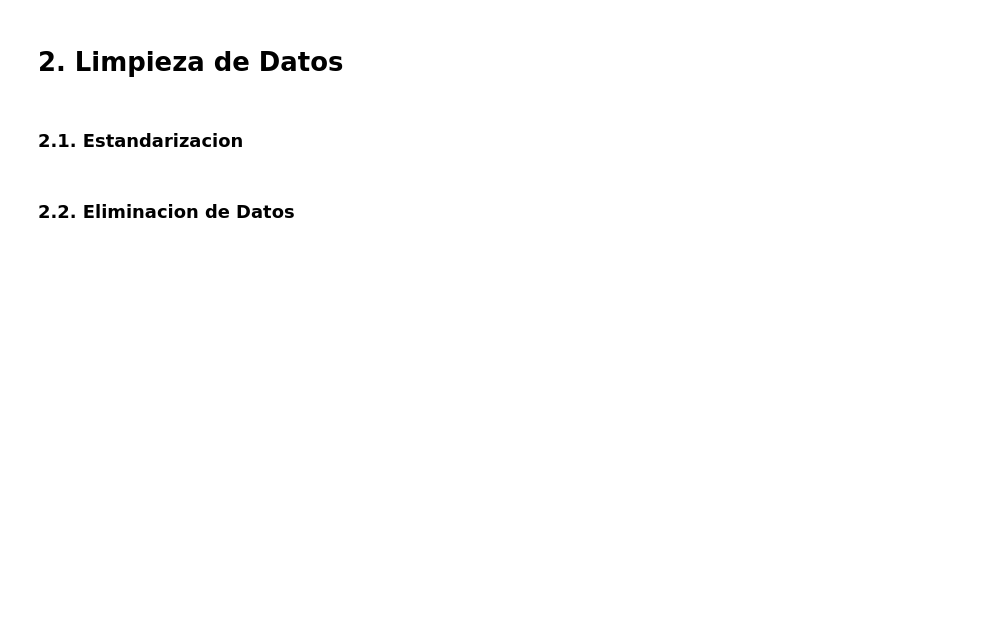
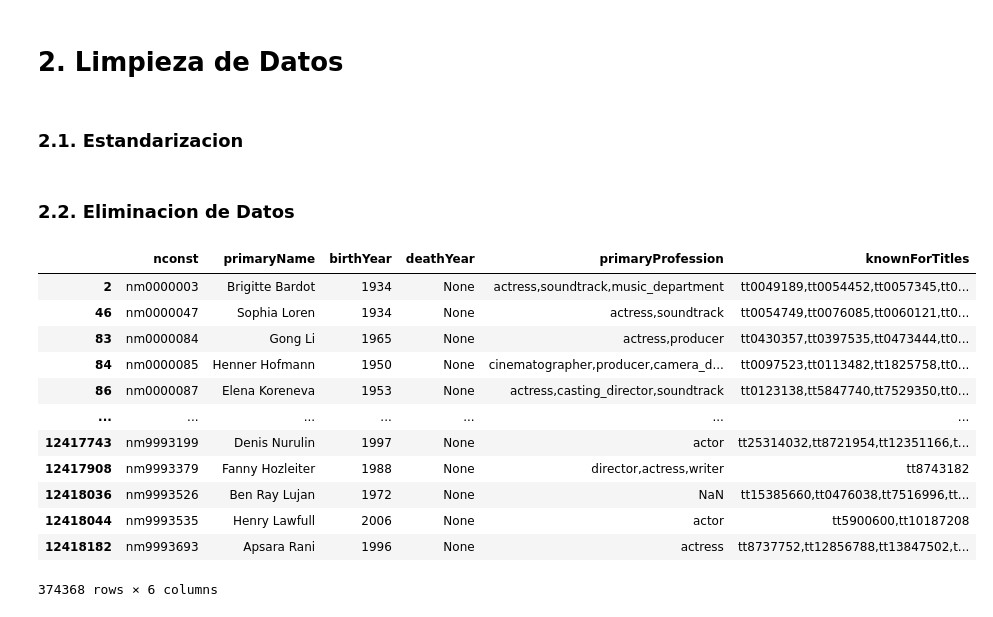
Before and after one commit to Michea1023/Cinema, a Jupyter notebook: ETL.ipynb, the cells around one changed output. Cells and saved outputs as stored; diff of their text form; code cells hidden in the pictures; blank space fills up the shorter version.

```diff
--- a/ETL.ipynb
+++ b/ETL.ipynb
@@ -44,7 +29,22 @@ rev.replace({-1: None}, inplace=True)
 ### 2.2. Eliminacion de Datos
 # %%
 # name titles
-nm = nm[nm["primaryName"].notnull()] # & nm["birthYear"].notnull()
+nm = nm[nm["primaryName"].notnull() & nm["birthYear"].notnull() & nm["deathYear"].isnull()]
+nm
+# %% [output]
+|  | nconst | primaryName | birthYear | deathYear | primaryProfession | knownForTitles |
+| 2 | nm0000003 | Brigitte Bardot | 1934 | None | actress,soundtrack,music_department | tt0049189,tt0054452,tt0057345,tt0... |
+| 46 | nm0000047 | Sophia Loren | 1934 | None | actress,soundtrack | tt0054749,tt0076085,tt0060121,tt0... |
+| 83 | nm0000084 | Gong Li | 1965 | None | actress,producer | tt0430357,tt0397535,tt0473444,tt0... |
+| 84 | nm0000085 | Henner Hofmann | 1950 | None | cinematographer,producer,camera_d... | tt0097523,tt0113482,tt1825758,tt0... |
+| 86 | nm0000087 | Elena Koreneva | 1953 | None | actress,casting_director,soundtrack | tt0123138,tt5847740,tt7529350,tt0... |
+| ... | ... | ... | ... | ... | ... | ... |
+| 12417743 | nm9993199 | Denis Nurulin | 1997 | None | actor | tt25314032,tt8721954,tt12351166,t... |
+| 12417908 | nm9993379 | Fanny Hozleiter | 1988 | None | director,actress,writer | tt8743182 |
+| 12418036 | nm9993526 | Ben Ray Lujan | 1972 | None | NaN | tt15385660,tt0476038,tt7516996,tt... |
+| 12418044 | nm9993535 | Henry Lawfull | 2006 | None | actor | tt5900600,tt10187208 |
+| 12418182 | nm9993693 | Apsara Rani | 1996 | None | actress | tt8737752,tt12856788,tt13847502,t... |
+374368 rows × 6 columns
 # %%
 tt = tt[tt["titleType"].isin(["movie", "tvMiniSeries", "tvMovie", "tvSeries"])]
 tt.loc[tt['titleType'].isin(['movie', 'tvMovie']), 'endYear'] = tt.loc[tt['titleType'].isin(['movie', 'tvMovie']), 'startYear']
```
Also changed, not shown: parts of 16 cells of this notebook, 1 other file.
